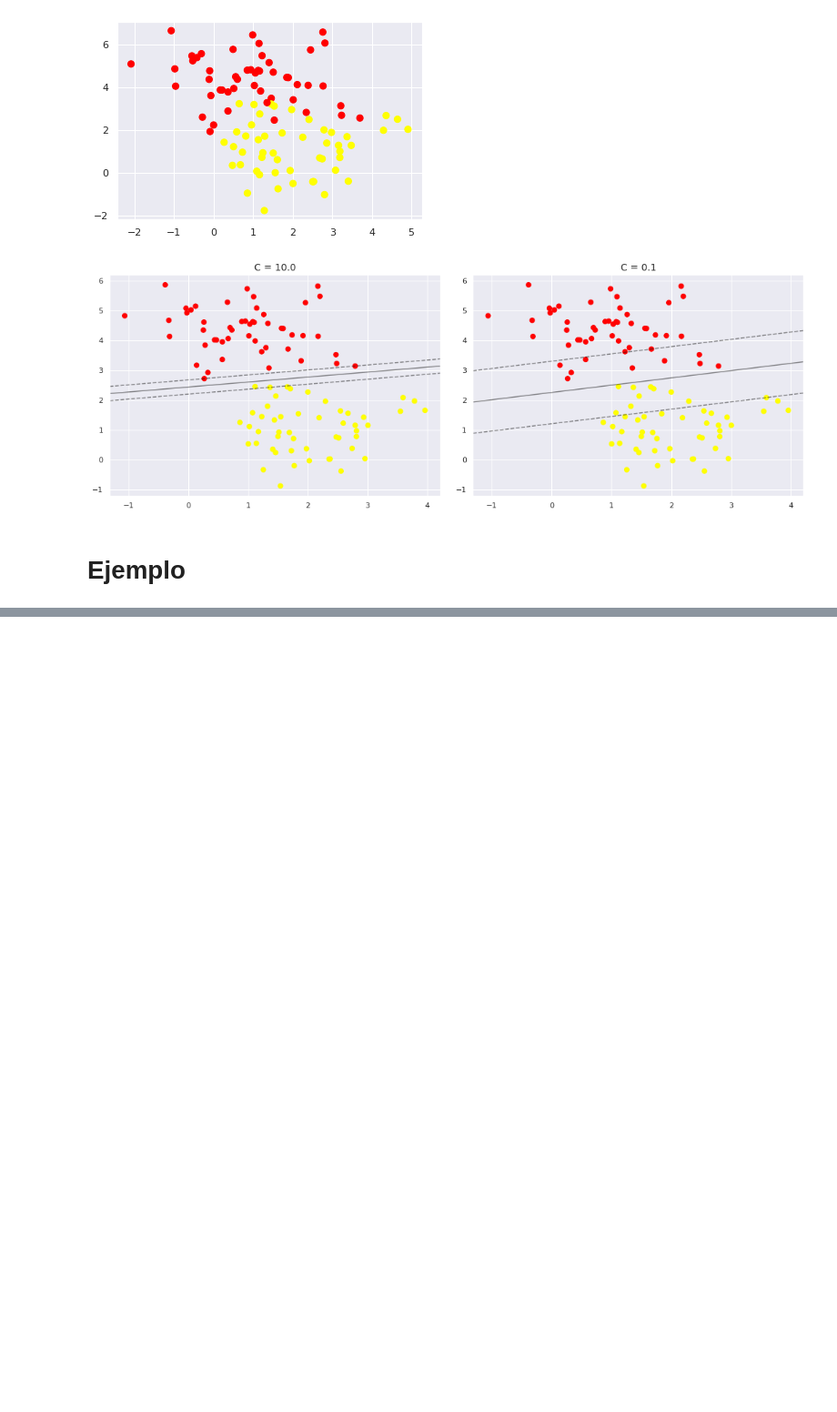
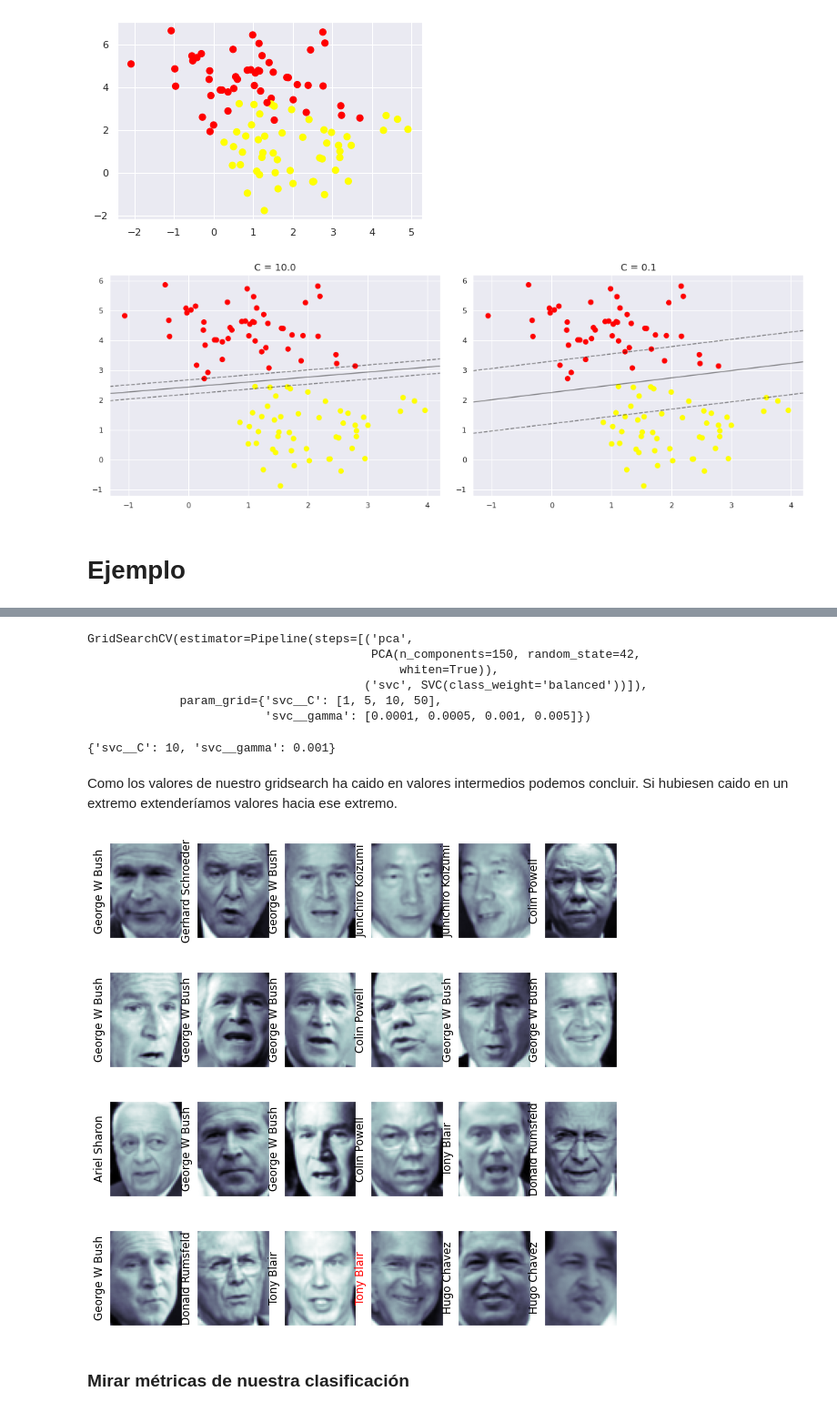
Before and after one commit to Mihlos/Python_DS_Handbook, a Jupyter notebook: 005-Machine_Learning/07-Support-Vector-Machines.ipynb.ipynb, the cells around one changed output, grey strips where cells are left out. Shown at 91% size. Saved outputs shown, nothing was run; the diff lists cells and outputs as text; code cells hidden in the pictures; blank space fills up the shorter version.

```diff
--- a/005-Machine_Learning/07-Support-Vector-Machines.ipynb.ipynb
+++ b/005-Machine_Learning/07-Support-Vector-Machines.ipynb.ipynb
@@ -204,0 +260,35 @@ for axi, C in zip(ax, [10.0, 0.1]):
+# %%
+param_grid = {'svc__C': [1, 5, 10, 50],
+              'svc__gamma': [0.0001, 0.0005, 0.001, 0.005]}
+
+grid = GridSearchCV(model, param_grid)
+# %%
+grid.fit(Xtrain, ytrain)
+# %% [output]
+GridSearchCV(estimator=Pipeline(steps=[('pca',
+                                        PCA(n_components=150, random_state=42,
+                                            whiten=True)),
+                                       ('svc', SVC(class_weight='balanced'))]),
+             param_grid={'svc__C': [1, 5, 10, 50],
+                         'svc__gamma': [0.0001, 0.0005, 0.001, 0.005]})
+# %%
+grid.best_params_
+# %% [output]
+{'svc__C': 10, 'svc__gamma': 0.001}
+# %% [markdown]
+Como los valores de nuestro gridsearch ha caido en valores intermedios podemos concluir. Si hubiesen caido en un extremo extenderíamos valores hacia ese extremo.
+# %%
+model = grid.best_estimator_
+# %%
+yfit = model.predict(Xtest)
+# %%
+fig, ax = plt.subplots(4, 6, figsize=(10,10))
+for i, axi in enumerate(ax.flat):
+    axi.imshow(Xtest[i].reshape(62,47), cmap='bone')
+    axi.set(xticks=[], yticks=[])
+    axi.set_ylabel(faces.target_names[yfit[i]],
+                   color='black' if yfit[i]==ytest[i] else 'red')
+# %% [output]
+[figure, added]
+# %% [markdown]
+### Mirar métricas de nuestra clasificación
```
Also changed, not shown: parts of 17 cells of this notebook.
